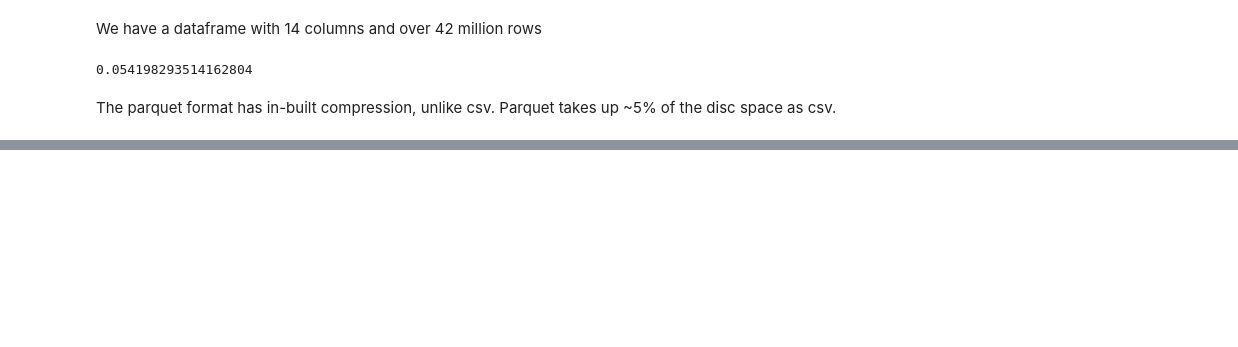
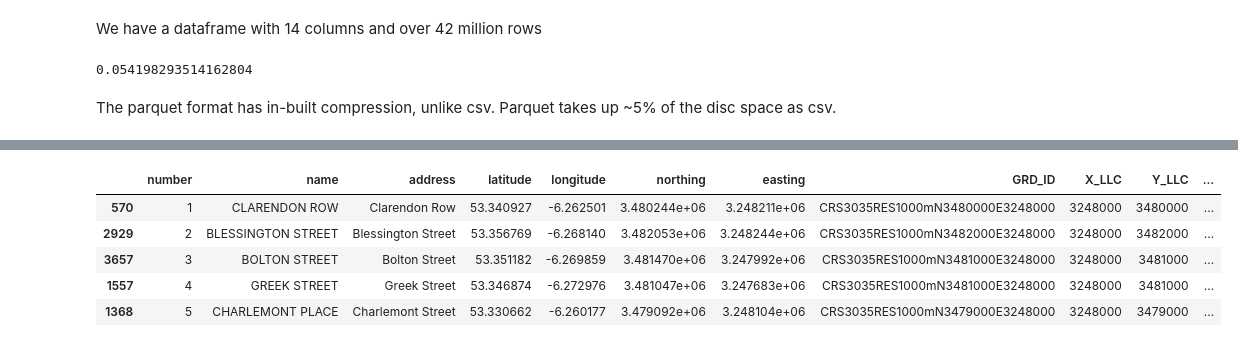
Before and after one commit to step-hen-burke/CA2, a Jupyter notebook: data_processing.ipynb, the cells around one changed output, grey strips where cells are left out. Cells and saved outputs as stored; diff of their text form; code cells hidden in the pictures; blank space fills up the shorter version.

```diff
--- a/data_processing.ipynb
+++ b/data_processing.ipynb
@@ -319,0 +419,10 @@ This compression has serious performance implications if the data needs to be re
+# %%
+station_population_df = cross_join_df.loc[cross_join_df.groupby('number').euclidean_distance.idxmin()]
+station_population_df.head()
+# %% [output]
+|  | number | name | address | latitude | longitude | northing | easting | GRD_ID | X_LLC | Y_LLC | ... |
+| 570 | 1 | CLARENDON ROW | Clarendon Row | 53.340927 | -6.262501 | 3.480244e+06 | 3.248211e+06 | CRS3035RES1000mN3480000E3248000 | 3248000 | 3480000 | ... |
+| 2929 | 2 | BLESSINGTON STREET | Blessington Street | 53.356769 | -6.268140 | 3.482053e+06 | 3.248244e+06 | CRS3035RES1000mN3482000E3248000 | 3248000 | 3482000 | ... |
+| 3657 | 3 | BOLTON STREET | Bolton Street | 53.351182 | -6.269859 | 3.481470e+06 | 3.247992e+06 | CRS3035RES1000mN3481000E3248000 | 3248000 | 3481000 | ... |
+| 1557 | 4 | GREEK STREET | Greek Street | 53.346874 | -6.272976 | 3.481047e+06 | 3.247683e+06 | CRS3035RES1000mN3481000E3248000 | 3248000 | 3481000 | ... |
+| 1368 | 5 | CHARLEMONT PLACE | Charlemont Street | 53.330662 | -6.260177 | 3.479092e+06 | 3.248104e+06 | CRS3035RES1000mN3479000E3248000 | 3248000 | 3479000 | ... |
```
Also changed, not shown: parts of 46 cells of this notebook, 3 other files.
